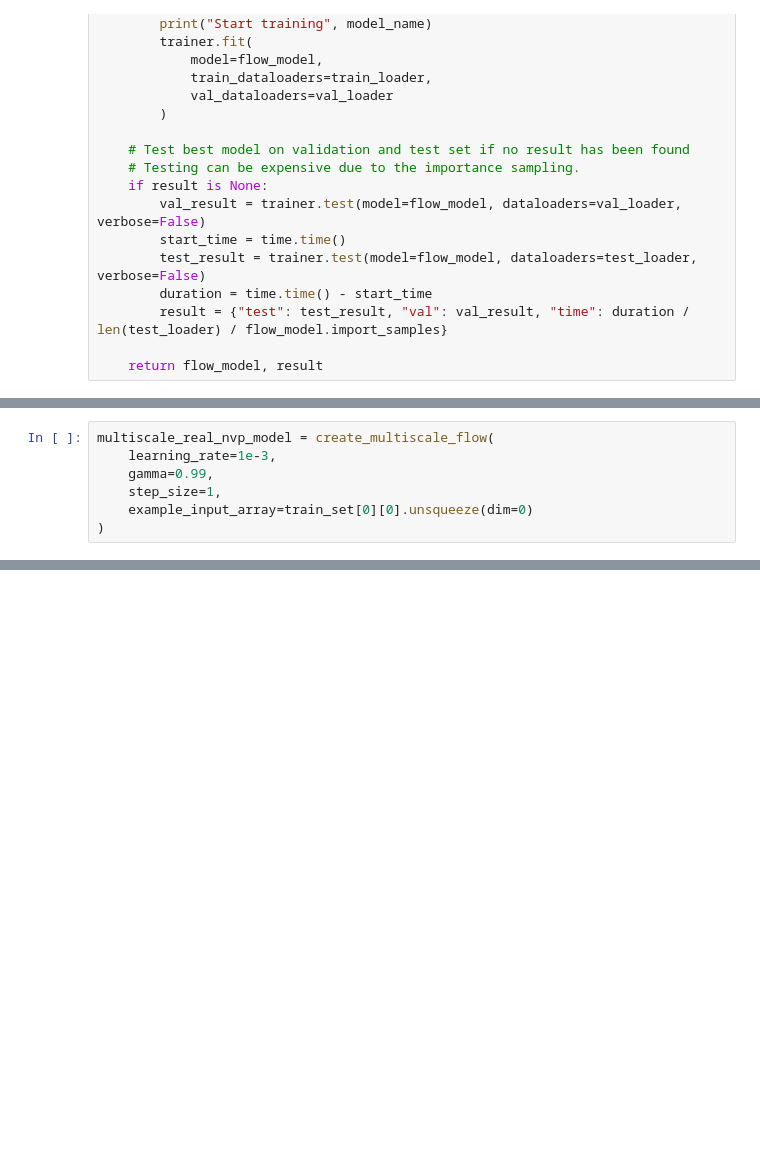
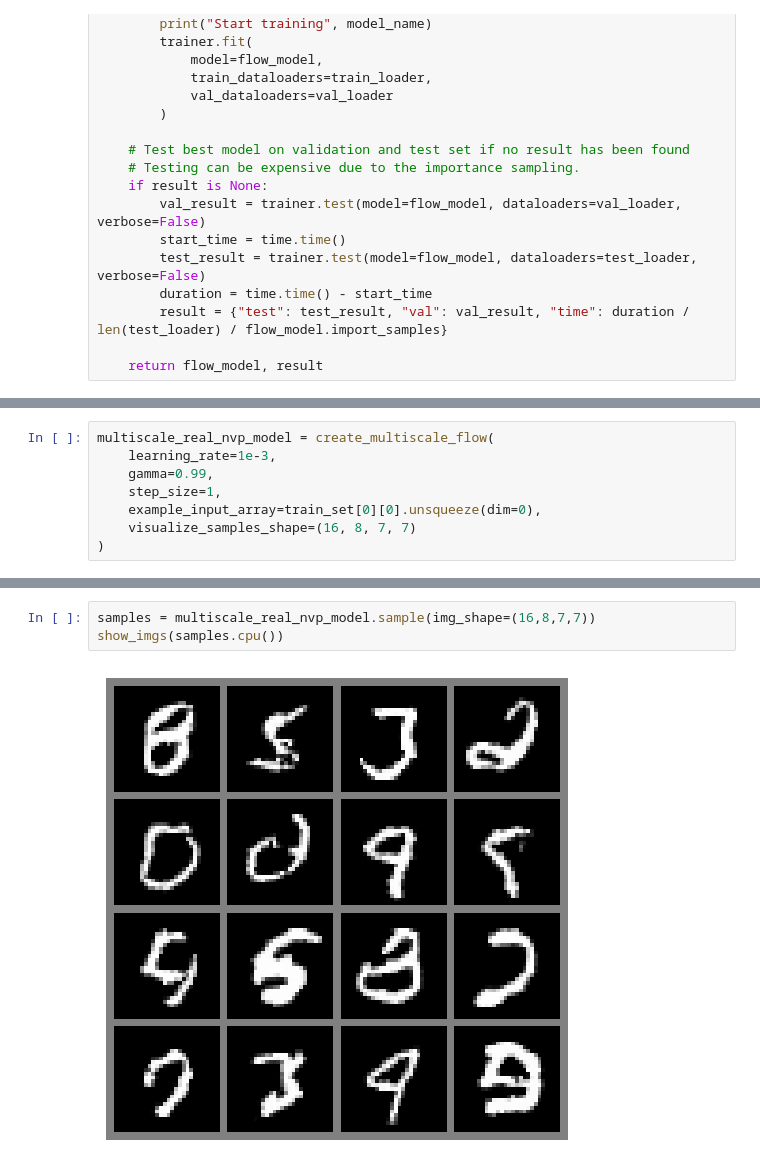
Before and after one commit to proc1v/ucu-genai-cv-2025, a Jupyter notebook: notebooks/real_nvp_mnist.ipynb, the cells around one changed output, grey strips where cells are left out. Cells and saved outputs as stored; diff of their text form; blank space fills up the shorter version.

```diff
--- a/notebooks/real_nvp_mnist.ipynb
+++ b/notebooks/real_nvp_mnist.ipynb
@@ -131,7 +201,8 @@ multiscale_real_nvp_model = create_multiscale_flow(
     learning_rate=1e-3,
     gamma=0.99,
     step_size=1,
-    example_input_array=train_set[0][0].unsqueeze(dim=0)
+    example_input_array=train_set[0][0].unsqueeze(dim=0),
+    visualize_samples_shape=(16, 8, 7, 7)
 )
 # %%
 train_flow(
@@ -146,0 +274,5 @@ train_flow(
+# %%
+samples = multiscale_real_nvp_model.sample(img_shape=(16,8,7,7))
+show_imgs(samples.cpu())
+# %% [output]
+[figure, added]
```
Also changed, not shown: parts of 5 cells of this notebook, 15 other files.
